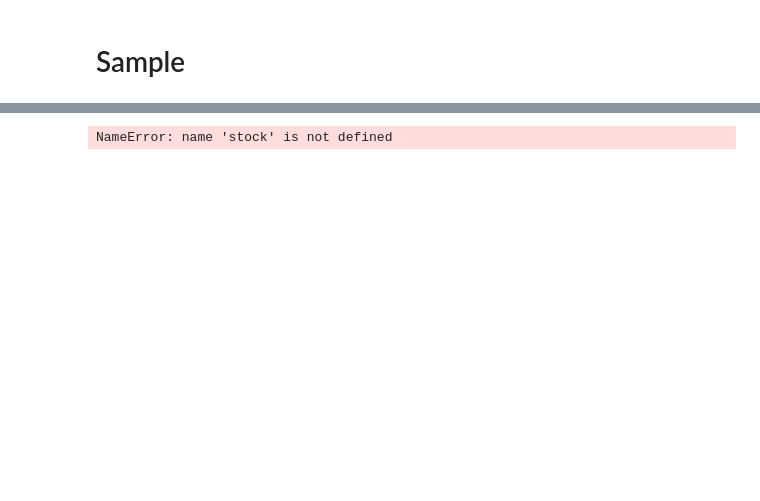
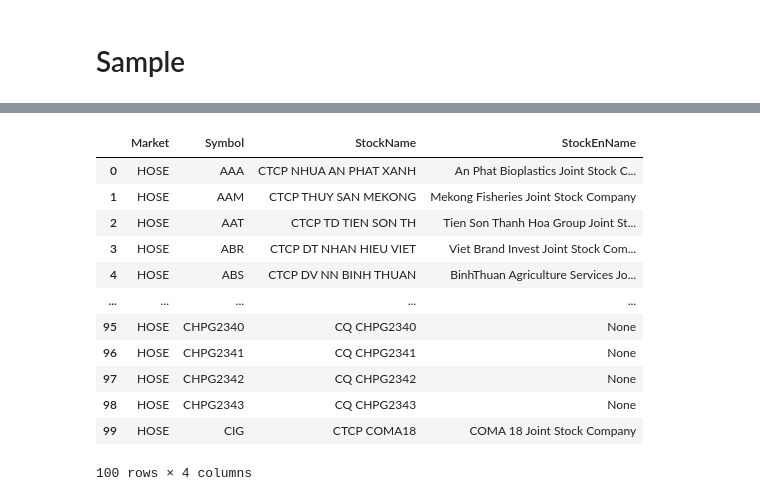
Before and after one commit to hung-manh/Vietnam-Stock-Market-Insights, a Jupyter notebook: stock_test.ipynb, the cells around one changed output, grey strips where cells are left out. Saved outputs shown, nothing was run; the diff lists cells and outputs as text; code cells hidden in the pictures; blank space fills up the shorter version.

```diff
--- a/stock_test.ipynb
+++ b/stock_test.ipynb
@@ -129,4 +132,16 @@ candlestick_chart(df, ma_periods=[10.])
 # %%
-stock.get_daily_OHLC()
+stock.get_securities_list()
 # %% [output]
+|  | Market | Symbol | StockName | StockEnName |
+| 0 | HOSE | AAA | CTCP NHUA AN PHAT XANH | An Phat Bioplastics Joint Stock C... |
+| 1 | HOSE | AAM | CTCP THUY SAN MEKONG | Mekong Fisheries Joint Stock Company |
+| 2 | HOSE | AAT | CTCP TD TIEN SON TH | Tien Son Thanh Hoa Group Joint St... |
+| 3 | HOSE | ABR | CTCP DT NHAN HIEU VIET | Viet Brand Invest Joint Stock Com... |
+| 4 | HOSE | ABS | CTCP DV NN BINH THUAN | BinhThuan Agriculture Services Jo... |
+| ... | ... | ... | ... | ... |
+| 95 | HOSE | CHPG2340 | CQ CHPG2340 | None |
+| 96 | HOSE | CHPG2341 | CQ CHPG2341 | None |
+| 97 | HOSE | CHPG2342 | CQ CHPG2342 | None |
+| 98 | HOSE | CHPG2343 | CQ CHPG2343 | None |
+| 99 | HOSE | CIG | CTCP COMA18 | COMA 18 Joint Stock Company |
-NameError: name 'stock' is not defined
+100 rows × 4 columns
```
Also changed, not shown: parts of 3 cells of this notebook, 4 other files.
